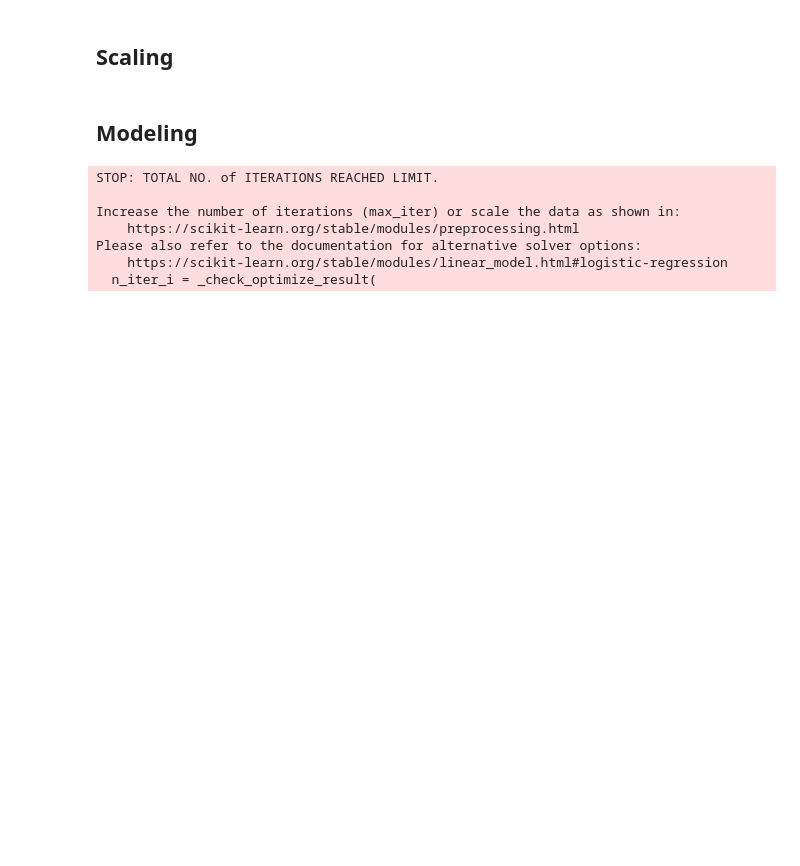
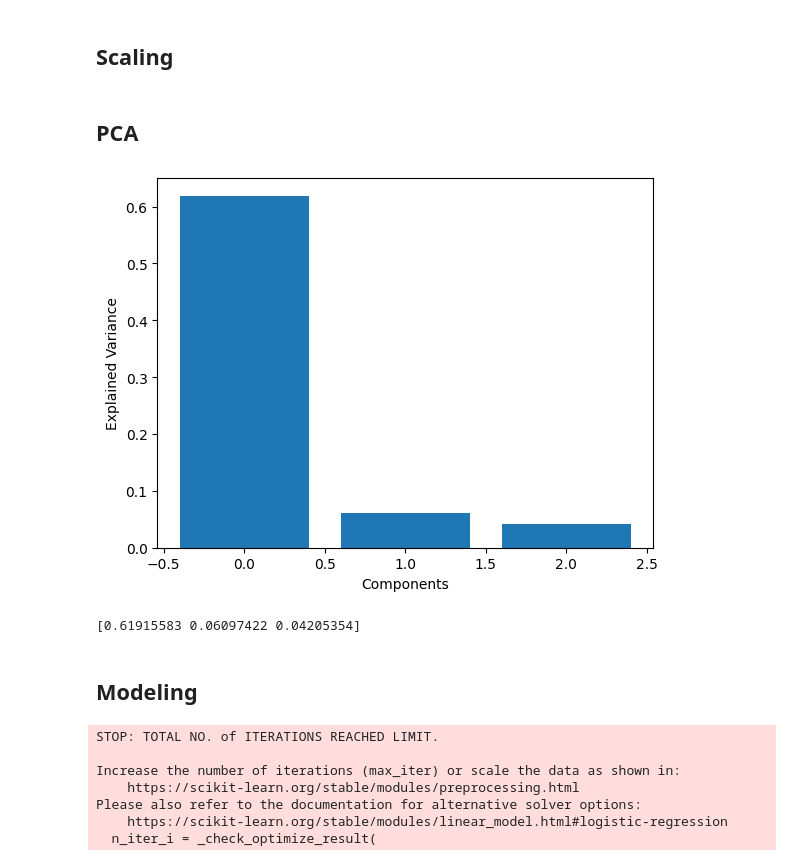
Before and after one commit to steimel60/Steimel_OUDSA5900, a Jupyter notebook: main.ipynb, the cells around one changed output. Drawn from its saved outputs; the diff is of its cells as text; code cells hidden in the pictures; blank space fills up the shorter version.

```diff
--- a/main.ipynb
+++ b/main.ipynb
@@ -443,2 +460,4 @@ KeyError: 'Column not found: device_fraud_count'
 # %% [markdown]
 ## Scaling
+# %% [markdown]
+## PCA
@@ -445,3 +466,21 @@ KeyError: 'Column not found: device_fraud_count'
+# %%
+pca = PCA(n_components=3)
+pca.fit(df_list_transformed[0])
+
+# Reformat and view results
+#loadings = pd.DataFrame(pca.components_.T,
+#    columns=['PC%s' % _ for _ in range(len(df_list_transformed[0].columns))],
+#    index=df.columns)
+#print(loadings)
+
+plt.bar(range(len(pca.explained_variance_ratio_)),pca.explained_variance_ratio_)
+plt.ylabel('Explained Variance')
+plt.xlabel('Components')
+plt.show()
+print(pca.explained_variance_ratio_)
+# %% [output]
+[figure, added]
+[0.61915583 0.06097422 0.04205354]
 # %% [markdown]
 ## Modeling
 # %%
```
Also changed, not shown: parts of 51 cells of this notebook, 4 other files.
